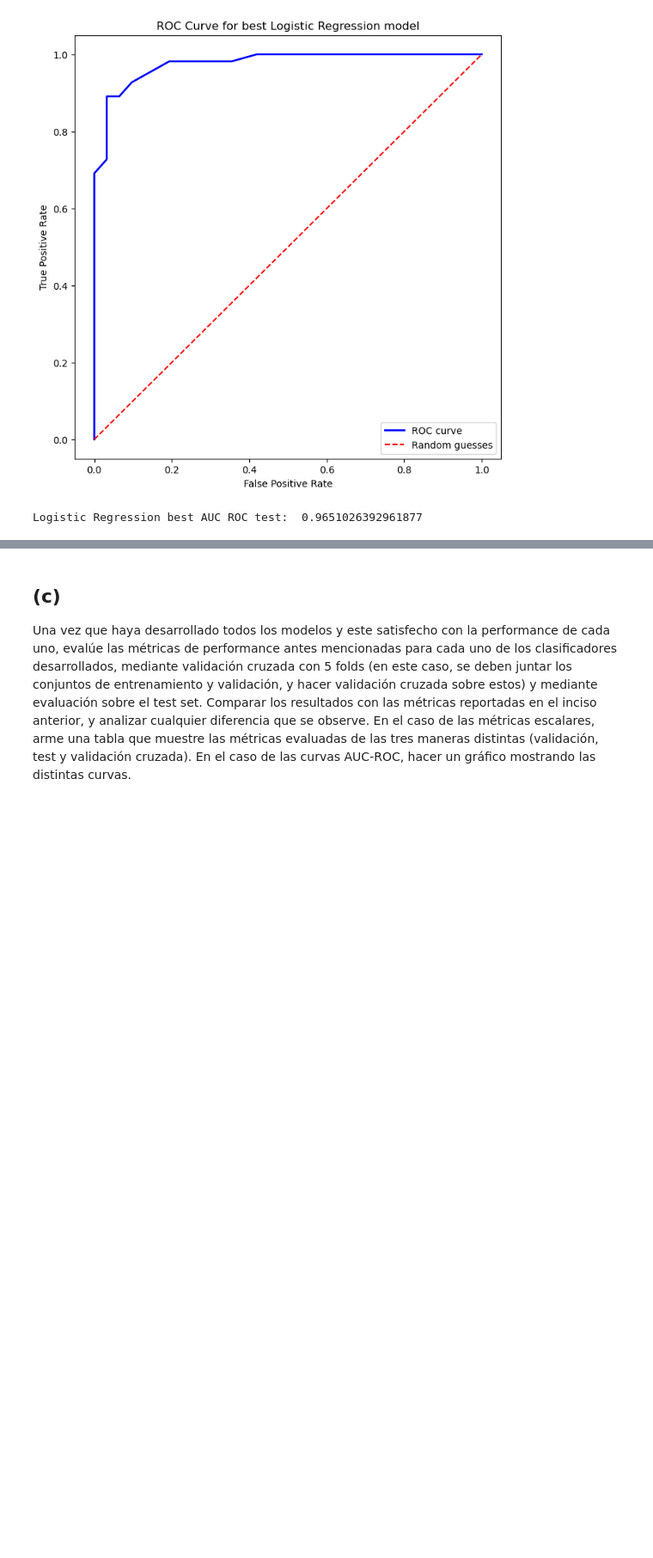
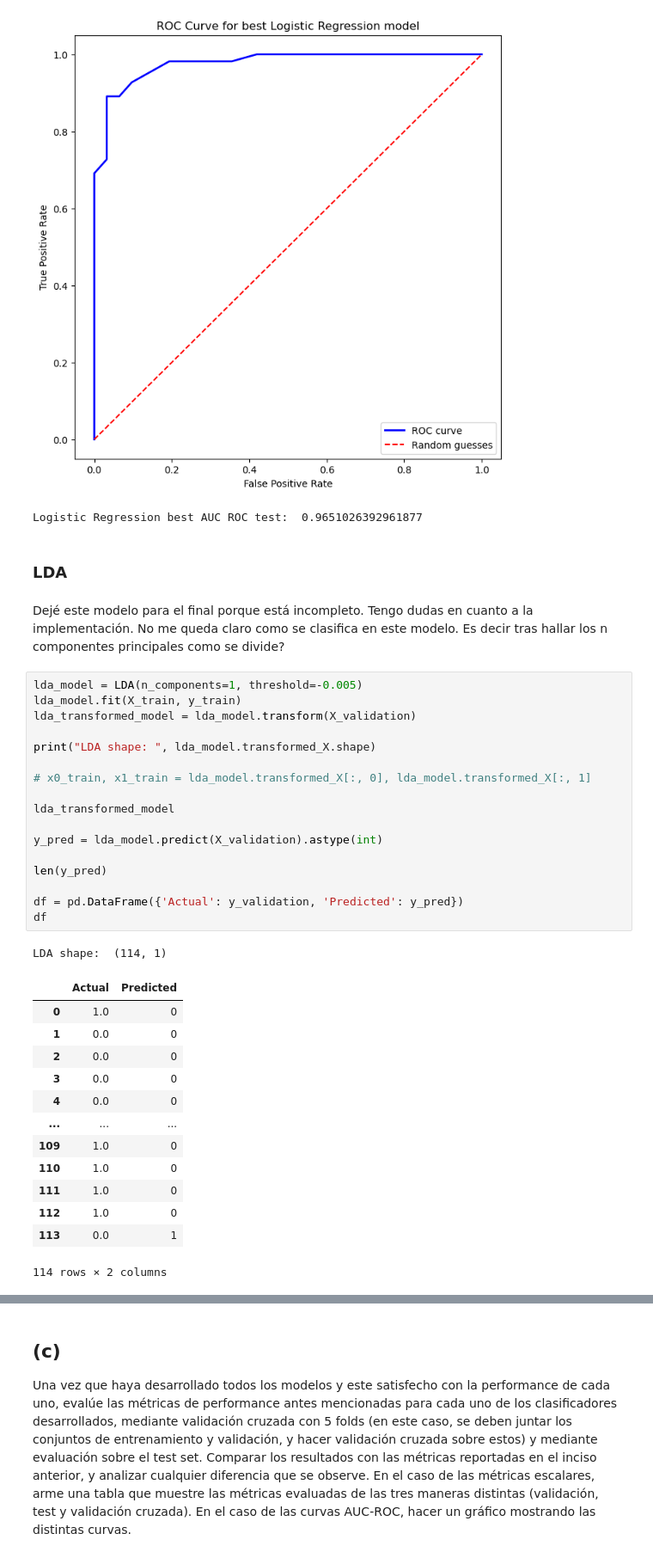
Before and after one commit to maxgubitosi/ML-Classification-Models-from-Scratch, a Jupyter notebook: Problema 1/Problema_1.ipynb, the cells around one changed output, grey strips where cells are left out. Shown at 86% size. Cells and saved outputs as stored; diff of their text form; blank space fills up the shorter version.

```diff
--- a/Problema 1/Problema_1.ipynb
+++ b/Problema 1/Problema_1.ipynb
@@ -402,3 +297,39 @@ Logistic Regression recall:  0.9818181818181818
 Logistic Regression f1:  0.9391304347826087
 [figure]
 Logistic Regression best AUC ROC test:  0.9651026392961877
+# %% [markdown]
+### LDA
+# %% [markdown]
+Dejé este modelo para el final porque está incompleto. Tengo dudas en cuanto a la implementación. No me queda claro como se clasifica en este modelo. Es decir tras hallar los n componentes principales como se divide?
+# %%
+lda_model = LDA(n_components=1, threshold=-0.005)
+lda_model.fit(X_train, y_train)
+lda_transformed_model = lda_model.transform(X_validation)
+
+print("LDA shape: ", lda_model.transformed_X.shape)
+
+# x0_train, x1_train = lda_model.transformed_X[:, 0], lda_model.transformed_X[:, 1]
+
+lda_transformed_model
+
+y_pred = lda_model.predict(X_validation).astype(int)
+
+len(y_pred)
+
+df = pd.DataFrame({'Actual': y_validation, 'Predicted': y_pred})
+df
+# %% [output]
+LDA shape:  (114, 1)
+|  | Actual | Predicted |
+| 0 | 1.0 | 0 |
+| 1 | 0.0 | 0 |
+| 2 | 0.0 | 0 |
+| 3 | 0.0 | 0 |
+| 4 | 0.0 | 0 |
+| ... | ... | ... |
+| 109 | 1.0 | 0 |
+| 110 | 1.0 | 0 |
+| 111 | 1.0 | 0 |
+| 112 | 1.0 | 0 |
+| 113 | 0.0 | 1 |
+114 rows × 2 columns
```
Also changed, not shown: parts of 18 cells of this notebook, 5 other files.
